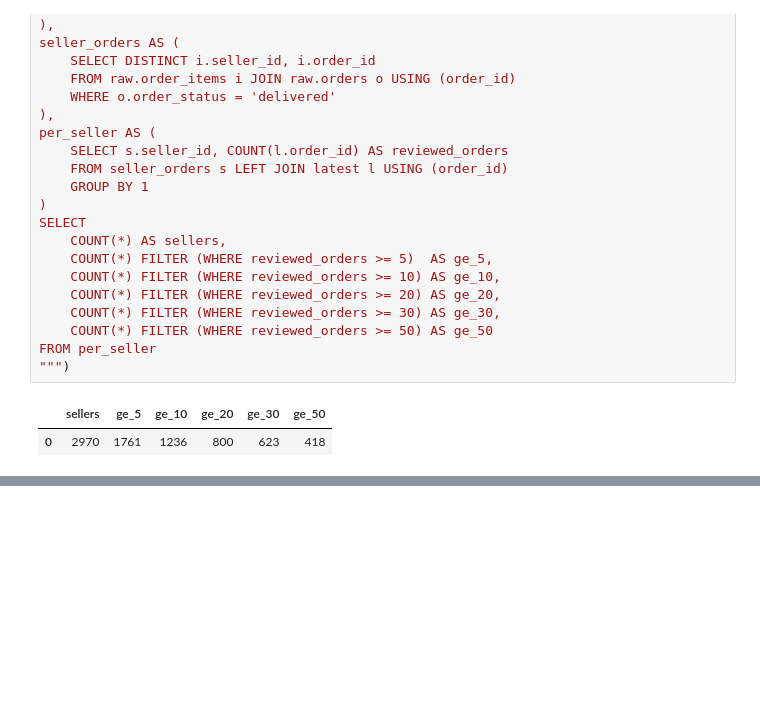
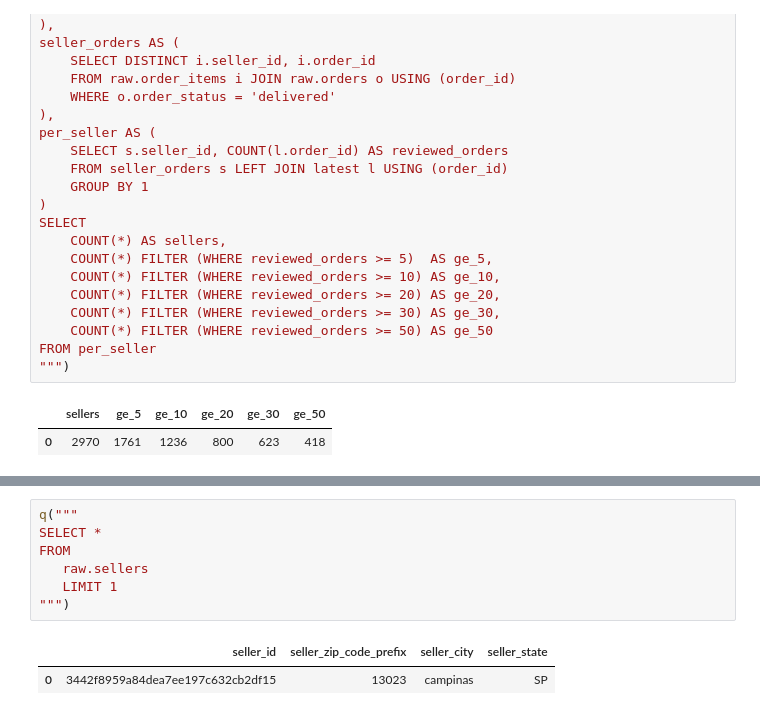
Before and after one commit to MatteoCamangi/olist-ai-analyst, a Jupyter notebook: notebooks/01_exploration.ipynb, the cells around one changed output, grey strips where cells are left out. Drawn from its saved outputs; the diff is of its cells as text; blank space fills up the shorter version.

```diff
--- a/notebooks/01_exploration.ipynb
+++ b/notebooks/01_exploration.ipynb
@@ -614,0 +607,10 @@ for t in ["order_items", "order_payments", "order_reviews"]:
+# %%
+q("""
+SELECT *
+FROM
+   raw.sellers
+   LIMIT 1
+""")
+# %% [output]
+|  | seller_id | seller_zip_code_prefix | seller_city | seller_state |
+| 0 | 3442f8959a84dea7ee197c632cb2df15 | 13023 | campinas | SP |
```
Also changed, not shown: parts of 7 cells of this notebook.
